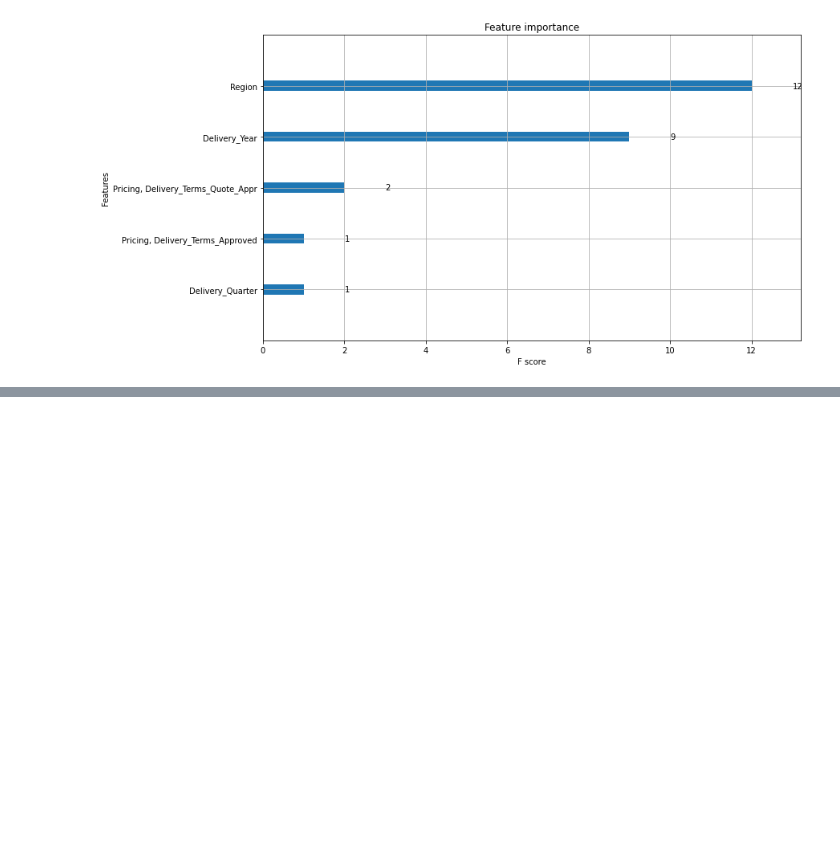
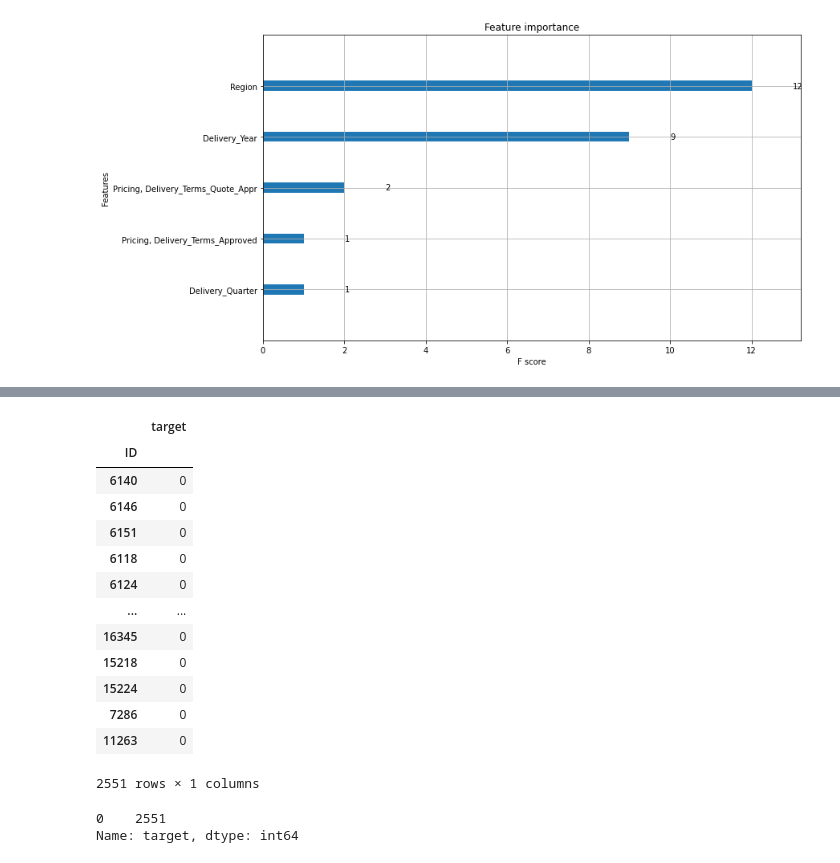
Before and after one commit to BautistaXifro/Machine-Learning-Datos, a Jupyter notebook: xgboost/Xgboost_de_clasificación_Tp2.ipynb, the cells around one changed output, grey strips where cells are left out. Drawn from its saved outputs; the diff is of its cells as text; code cells hidden in the pictures; blank space fills up the shorter version.

```diff
--- a/xgboost/Xgboost_de_clasificación_Tp2.ipynb
+++ b/xgboost/Xgboost_de_clasificación_Tp2.ipynb
@@ -261,0 +337,26 @@ xgb.plot_importance(xg_clas)
+# %%
+subir = pd.DataFrame()
+subir['ID'] = DataFrame_test['ID']
+subir['target'] = pred_posta
+subir.set_index('ID', inplace = True)
+subir
+# %% [output]
+|  | target |
+| ID |  |
+| 6140 | 0 |
+| 6146 | 0 |
+| 6151 | 0 |
+| 6118 | 0 |
+| 6124 | 0 |
+| ... | ... |
+| 16345 | 0 |
+| 15218 | 0 |
+| 15224 | 0 |
+| 7286 | 0 |
+| 11263 | 0 |
+2551 rows × 1 columns
+# %%
+subir['target'].value_counts()
+# %% [output]
+0    2551
+Name: target, dtype: int64
```
Also changed, not shown: parts of 21 cells of this notebook.
